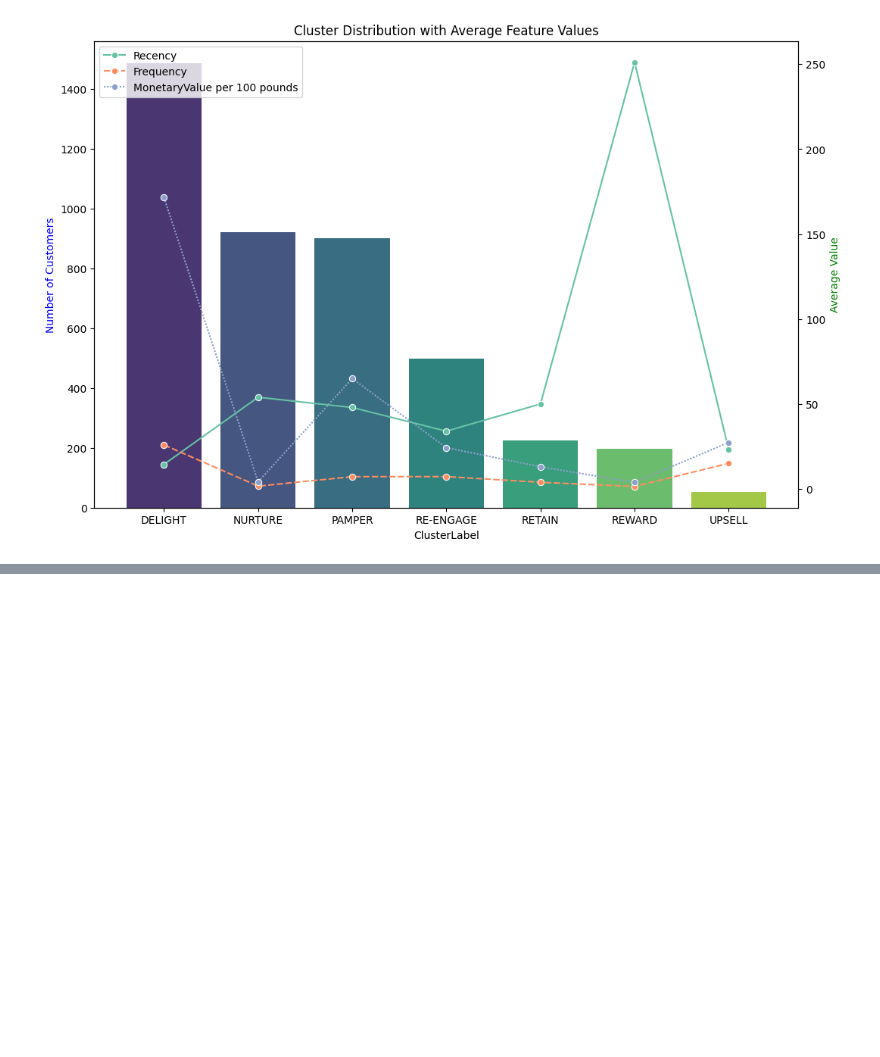
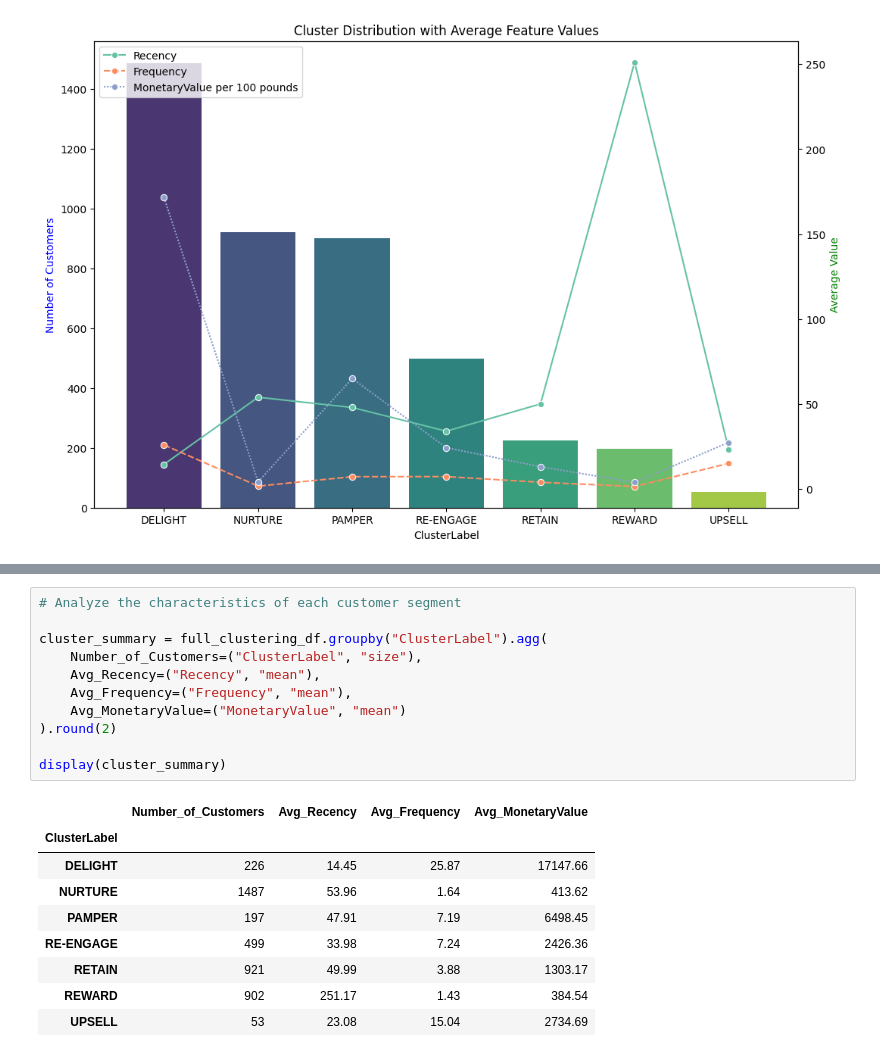
Before and after one commit to maryembencheikh/Customer-Segmentation-RFM, a Jupyter notebook: online-retail-clustering.ipynb, the cells around one changed output, grey strips where cells are left out. Saved outputs shown, nothing was run; the diff lists cells and outputs as text; blank space fills up the shorter version.

```diff
--- a/online-retail-clustering.ipynb
+++ b/online-retail-clustering.ipynb
@@ -782,0 +865,21 @@ plt.show()
+# %%
+# Analyze the characteristics of each customer segment
+
+cluster_summary = full_clustering_df.groupby("ClusterLabel").agg(
+    Number_of_Customers=("ClusterLabel", "size"),
+    Avg_Recency=("Recency", "mean"),
+    Avg_Frequency=("Frequency", "mean"),
+    Avg_MonetaryValue=("MonetaryValue", "mean")
+).round(2)
+
+display(cluster_summary)
+# %% [output]
+|  | Number_of_Customers | Avg_Recency | Avg_Frequency | Avg_MonetaryValue |
+| ClusterLabel |  |  |  |  |
+| DELIGHT | 226 | 14.45 | 25.87 | 17147.66 |
+| NURTURE | 1487 | 53.96 | 1.64 | 413.62 |
+| PAMPER | 197 | 47.91 | 7.19 | 6498.45 |
+| RE-ENGAGE | 499 | 33.98 | 7.24 | 2426.36 |
+| RETAIN | 921 | 49.99 | 3.88 | 1303.17 |
+| REWARD | 902 | 251.17 | 1.43 | 384.54 |
+| UPSELL | 53 | 23.08 | 15.04 | 2734.69 |
```
Also changed, not shown: parts of 5 cells of this notebook.
